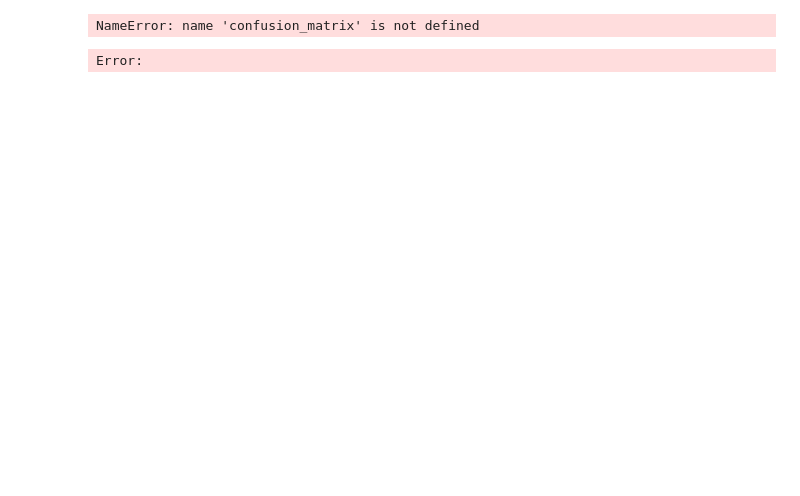
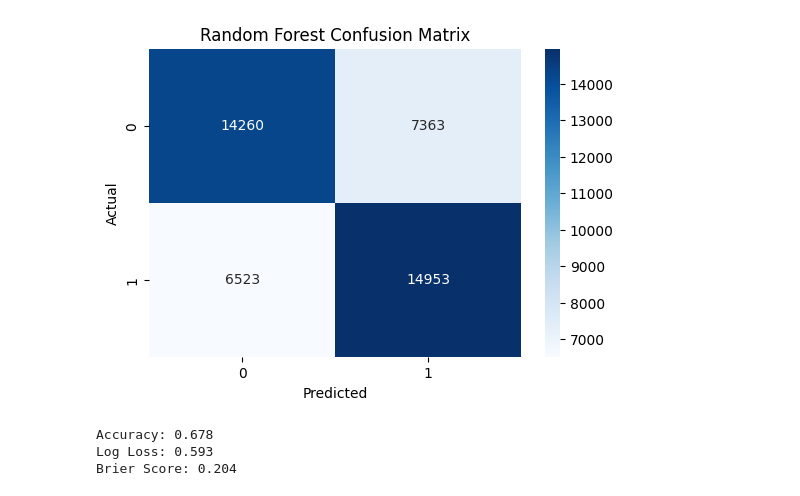
Before and after one commit to arttusokka/Predicting-ATP-matches-outcome, a Jupyter notebook: models/RandomForest_rolling.ipynb, the cells around one changed output. Cells and saved outputs as stored; diff of their text form; code cells hidden in the pictures; blank space fills up the shorter version.

```diff
--- a/models/RandomForest_rolling.ipynb
+++ b/models/RandomForest_rolling.ipynb
@@ -112,33 +111,28 @@ for i in range(WINDOW_SIZE, len(df), STEP):
 # %%
-from sklearn.metrics import (
-    balanced_accuracy_score,
-    confusion_matrix,
-    roc_auc_score,
-    log_loss,
-    brier_score_loss
-)
-
 #Confusion matrix
 cm = confusion_matrix(actuals, predictions)
 plt.figure(figsize=(6, 4))
 sns.heatmap(cm, annot=True, fmt="d", cmap="Blues")
 plt.xlabel("Predicted")
 plt.ylabel("Actual")
-plt.title("Confusion Matrix")
+plt.title("Random Forest Confusion Matrix")
+plt.savefig("rf_confusion_matrix.pdf", bbox_inches="tight", pad_inches=0.02)
 plt.show()
 
 #Accuracy
-accuracy = balanced_accuracy_score(actuals, predictions)
-print(f"Balanced Accuracy: {accuracy:.3f}")
+accuracy = accuracy_score(actuals, predictions)
+print(f"Accuracy: {accuracy:.3f}")
 
 #Log loss
 logloss = log_loss(actuals, probabilities)
 print(f"Log Loss: {logloss:.3f}")
 
 #Brier score
 brier_score = brier_score_loss(actuals, probabilities)
 print(f"Brier Score: {brier_score:.3f}")
 # %% [output]
+[figure, added]
-NameError: name 'confusion_matrix' is not defined
+Accuracy: 0.678
+Log Loss: 0.593
+Brier Score: 0.204
-Error:
 # %%
```
Also changed, not shown: parts of 6 cells of this notebook, 46 other files.
